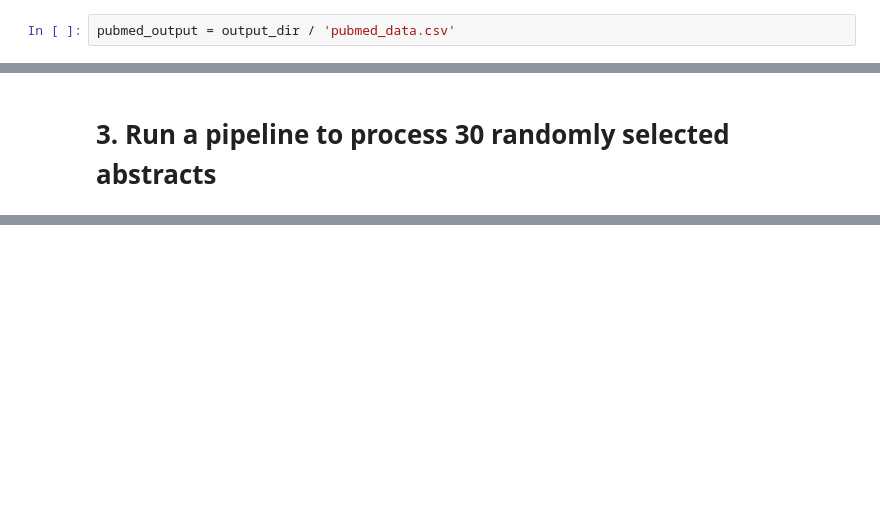
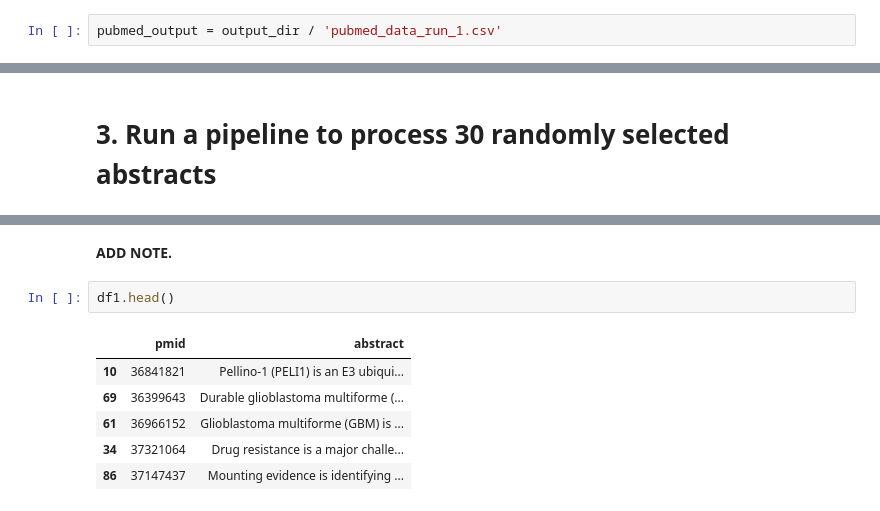
Before and after one commit to mparikh20/gen_ai_gh, a Jupyter notebook: notebooks/ner_pubmed_llm.ipynb, the cells around one changed output, grey strips where cells are left out. Saved outputs shown, nothing was run; the diff lists cells and outputs as text; blank space fills up the shorter version.

```diff
--- a/notebooks/ner_pubmed_llm.ipynb
+++ b/notebooks/ner_pubmed_llm.ipynb
@@ -44,4 +45,4 @@ output_dir = cwd.parent / 'outputs'
 # %% [markdown]
 **Path to CSV containing literature from 87 papers from PubMed.**
 # %%
-pubmed_output = output_dir / 'pubmed_data.csv'
+pubmed_output = output_dir / 'pubmed_data_run_1.csv'
@@ -256,0 +241,11 @@ text
+# %% [markdown]
+**ADD NOTE.**
+# %%
+df1.head()
+# %% [output]
+|  | pmid | abstract |
+| 10 | 36841821 | Pellino-1 (PELI1) is an E3 ubiqui... |
+| 69 | 36399643 | Durable glioblastoma multiforme (... |
+| 61 | 36966152 | Glioblastoma multiforme (GBM) is ... |
+| 34 | 37321064 | Drug resistance is a major challe... |
+| 86 | 37147437 | Mounting evidence is identifying ... |
```
Also changed, not shown: parts of 65 cells of this notebook.
